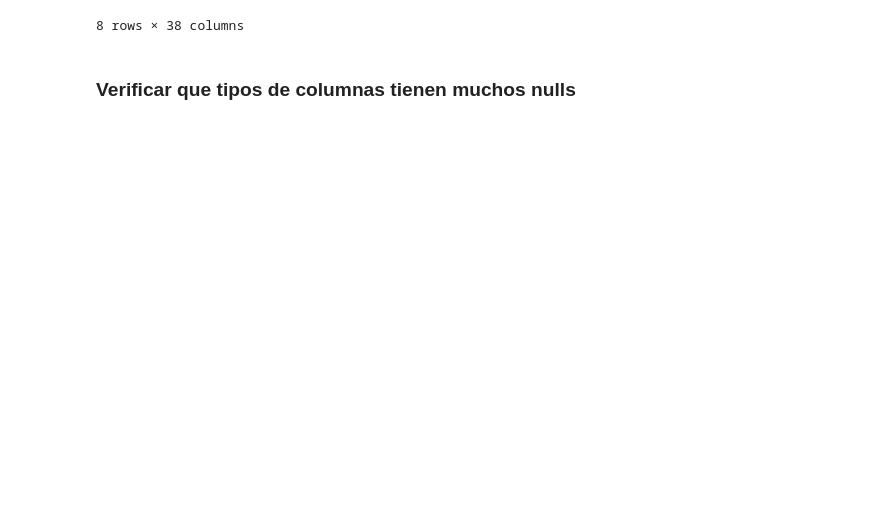
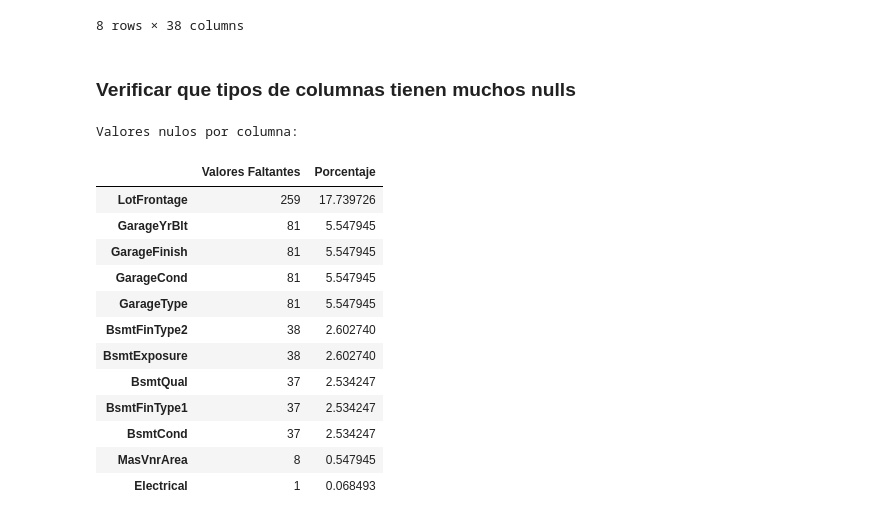
Before and after one commit to paulabaal12/PROY2-DM, a Jupyter notebook: proyecto.ipynb, the cells around one changed output. Cells and saved outputs as stored; diff of their text form; code cells hidden in the pictures; blank space fills up the shorter version.

```diff
--- a/proyecto.ipynb
+++ b/proyecto.ipynb
@@ -69,3 +69,25 @@ data.describe()
 8 rows × 38 columns
 # %% [markdown]
 ### **Verificar que tipos de columnas tienen muchos nulls**
+# %%
+null_values = data.isnull().sum()
+null_percent = (null_values / len(data)) * 100
+null_data = pd.DataFrame({'Valores Faltantes': null_values, 'Porcentaje': null_percent})
+null_data = null_data[null_data['Valores Faltantes'] > 0].sort_values('Valores Faltantes', ascending=False)
+print("\nValores nulos por columna:")
+null_data
+# %% [output]
+Valores nulos por columna:
+|  | Valores Faltantes | Porcentaje |
+| LotFrontage | 259 | 17.739726 |
+| GarageYrBlt | 81 | 5.547945 |
+| GarageFinish | 81 | 5.547945 |
+| GarageCond | 81 | 5.547945 |
+| GarageType | 81 | 5.547945 |
+| BsmtFinType2 | 38 | 2.602740 |
+| BsmtExposure | 38 | 2.602740 |
+| BsmtQual | 37 | 2.534247 |
+| BsmtFinType1 | 37 | 2.534247 |
+| BsmtCond | 37 | 2.534247 |
+| MasVnrArea | 8 | 0.547945 |
+| Electrical | 1 | 0.068493 |
```
Also changed, not shown: parts of 7 cells of this notebook.
